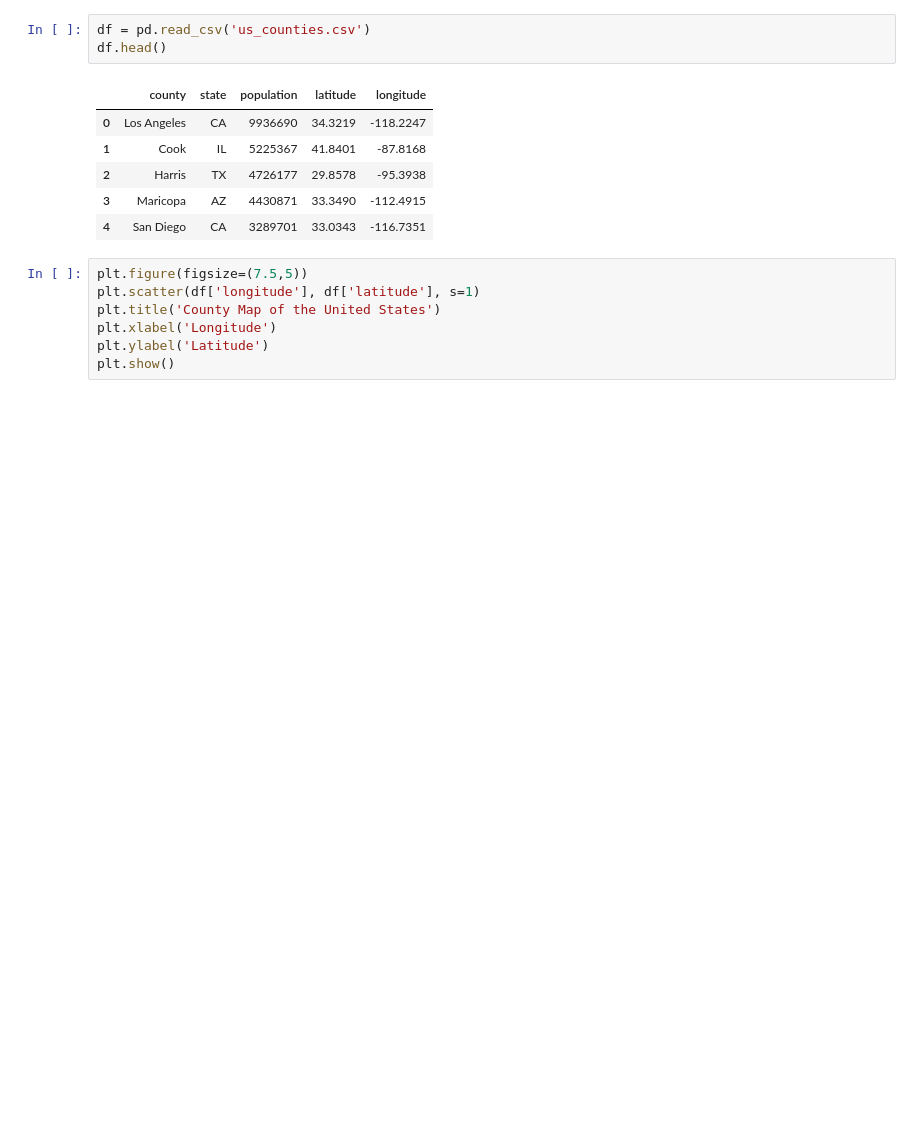
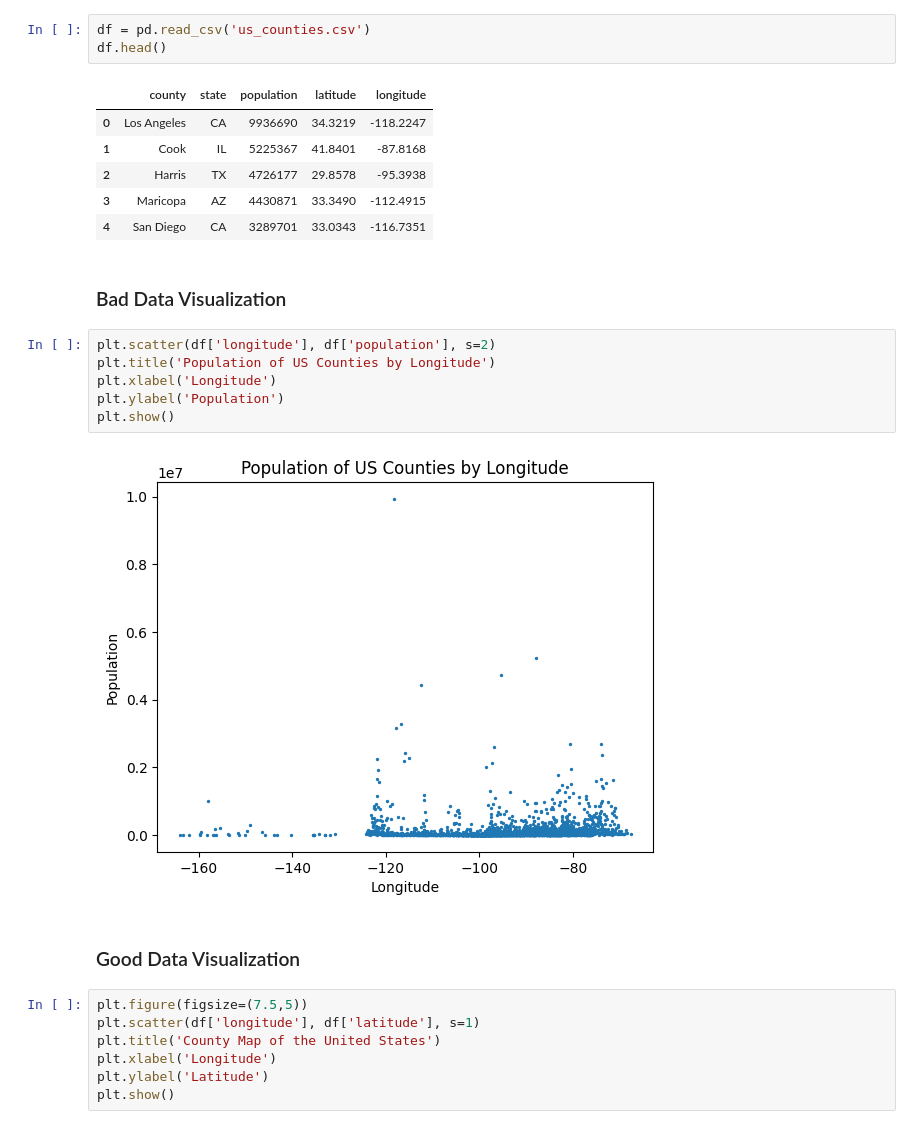
Before and after one commit to the-codingschool/TRAIN-datasets, a Jupyter notebook: us_counties/visualizing_county_maps.ipynb, the cells around one changed output. Saved outputs shown, nothing was run; the diff lists cells and outputs as text; blank space fills up the shorter version.

Commit message:
updating us counties

```diff
--- a/us_counties/visualizing_county_maps.ipynb
+++ b/us_counties/visualizing_county_maps.ipynb
@@ -11,6 +15,18 @@ df.head()
 | 2 | Harris | TX | 4726177 | 29.8578 | -95.3938 |
 | 3 | Maricopa | AZ | 4430871 | 33.3490 | -112.4915 |
 | 4 | San Diego | CA | 3289701 | 33.0343 | -116.7351 |
+# %% [markdown]
+### Bad Data Visualization
+# %%
+plt.scatter(df['longitude'], df['population'], s=2)
+plt.title('Population of US Counties by Longitude')
+plt.xlabel('Longitude')
+plt.ylabel('Population')
+plt.show()
+# %% [output]
+[figure, added]
+# %% [markdown]
+### Good Data Visualization
 # %%
 plt.figure(figsize=(7.5,5))
 plt.scatter(df['longitude'], df['latitude'], s=1)
```
Also changed, not shown: parts of 13 cells of this notebook, 2 other files.
